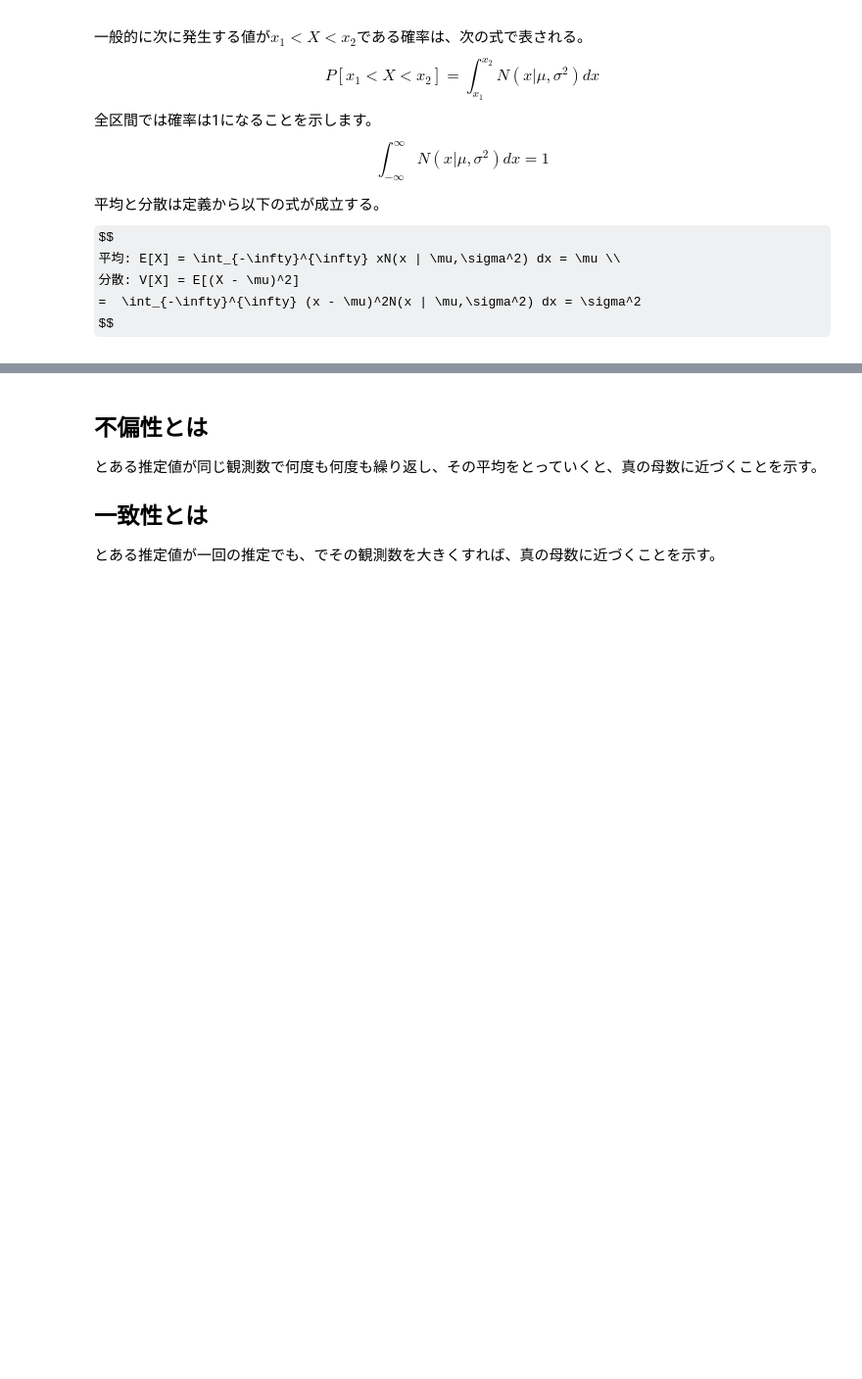
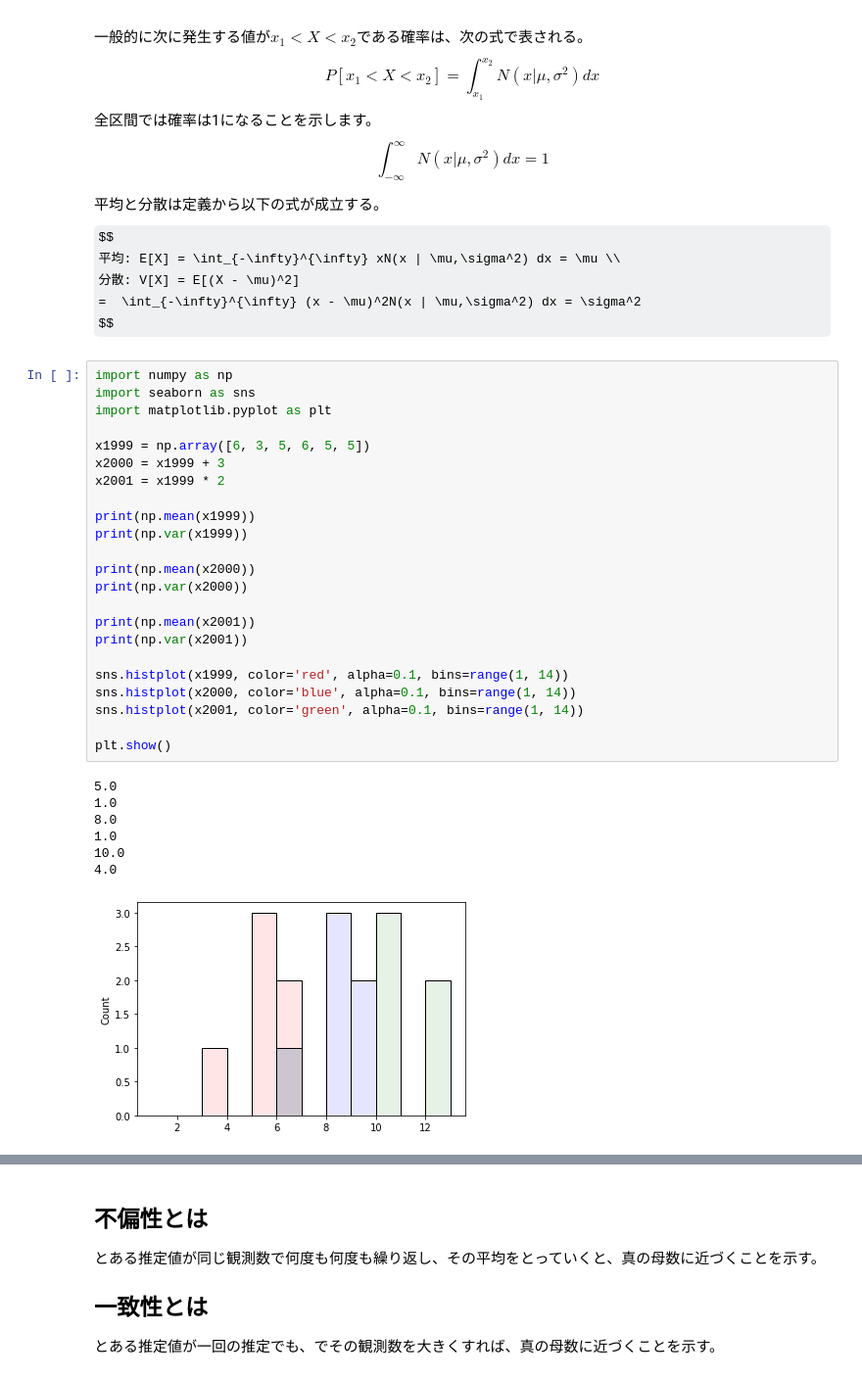
Before and after one commit to kanameg/ml4se, a Jupyter notebook: python/src/ml4se_statistic.ipynb, the cells around one changed output, grey strips where cells are left out. Shown at 98% size. Saved outputs shown, nothing was run; the diff lists cells and outputs as text; some formulas as TeX source; blank space fills up the shorter version.

```diff
--- a/python/src/ml4se_statistic.ipynb
+++ b/python/src/ml4se_statistic.ipynb
@@ -24,3 +30,34 @@ $$
 分散: V[X] = E[(X - \mu)^2]
 =  \int_{-\infty}^{\infty} (x - \mu)^2N(x | \mu,\sigma^2) dx = \sigma^2
 $$
+# %%
+import numpy as np
+import seaborn as sns
+import matplotlib.pyplot as plt
+
+x1999 = np.array([6, 3, 5, 6, 5, 5])
+x2000 = x1999 + 3
+x2001 = x1999 * 2
+
+print(np.mean(x1999))
+print(np.var(x1999))
+
+print(np.mean(x2000))
+print(np.var(x2000))
+
+print(np.mean(x2001))
+print(np.var(x2001))
+
+sns.histplot(x1999, color='red', alpha=0.1, bins=range(1, 14))
+sns.histplot(x2000, color='blue', alpha=0.1, bins=range(1, 14))
+sns.histplot(x2001, color='green', alpha=0.1, bins=range(1, 14))
+
+plt.show()
+# %% [output]
+5.0
+1.0
+8.0
+1.0
+10.0
+4.0
+[figure, added]
```
Also changed, not shown: parts of 2 cells of this notebook.
